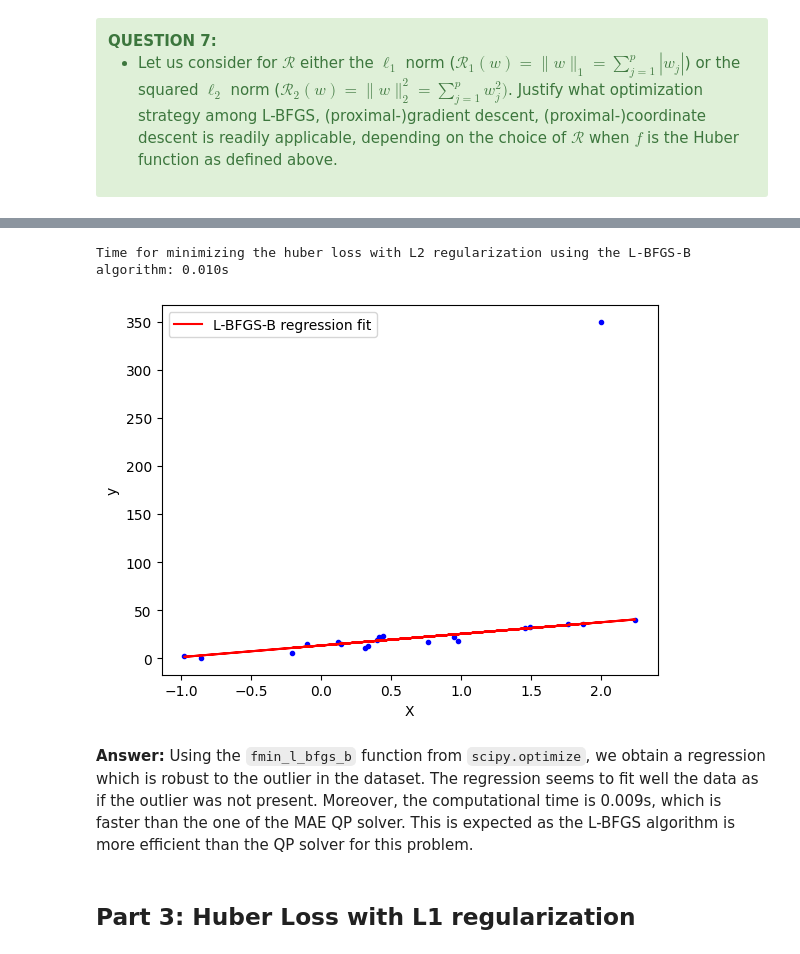
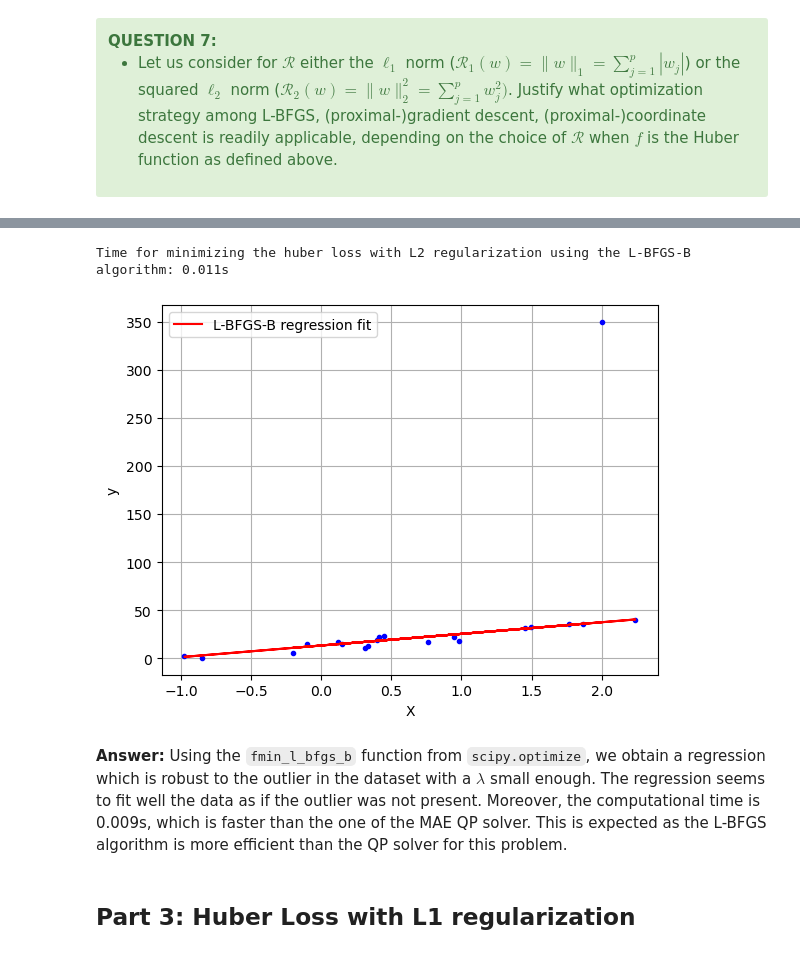
Before and after one commit to BryanBradfo/optimisation-algorithms, a Jupyter notebook: project/project_chen_bryan_and_devilder_alice.ipynb, the cells around one changed output, grey strips where cells are left out. Drawn from its saved outputs; the diff is of its cells as text; code cells hidden in the pictures.

```diff
--- a/project/project_chen_bryan_and_devilder_alice.ipynb
+++ b/project/project_chen_bryan_and_devilder_alice.ipynb
@@ -407,9 +407,6 @@ INSERT YOUR ANSWER HERE
 # %%
 def huber_grad(x, epsilon=epsilon):
-    if np.abs(x) < epsilon:
-        return 2 * x
-    else:
-        return 2 * epsilon * np.sign(x)
+    return np.where(np.abs(x) < epsilon, 2 * x, 2 * epsilon * np.sign(x))
 # %%
 from scipy.optimize import check_grad
 
@@ -486,44 +475,44 @@ lbda = 0.01
 def pobj_l2(params, X=X, y=y, lbda=lbda, epsilon=epsilon):
     w = params[1:]
     b = params[0]
     return np.mean(huber(y - np.dot(X, w) - b, epsilon=epsilon)) + lbda * norm(w, 2)**2
 
 def huber_grad_l2(params, X, y, lbda, epsilon):
     w = params[1:]
     b = params[0]
-    n_samples, n_features = X.shape
-    grad_w = np.zeros(n_features)
-    grad_b = 0
-    for i in range(n_samples):
-        grad_w += -X[i, :] * huber_grad(y[i] - np.dot(X[i, :], w) - b, epsilon=epsilon) + 2 * lbda * w
-        grad_b += -huber_grad(y[i] - np.dot(X[i, :], w) - b, epsilon=epsilon)
-    return np.concatenate([[grad_b/n_samples], grad_w/n_samples])
+    n_samples, _ = X.shape
+    residual = y - X@w - b
+    grad_w = - X.T @ huber_grad(residual, epsilon=epsilon) / n_samples + 2 * lbda * w
+    grad_b = - np.mean(huber_grad(residual, epsilon=epsilon))
+
+    return np.concatenate([[grad_b], grad_w])
 
 def huber_lbfgs_l2(X=X, y=y, lbda=lbda, epsilon=epsilon):
     n_samples, n_features = X.shape
     params, _, _ = fmin_l_bfgs_b(pobj_l2, x0=np.zeros(n_features + 1), fprime=huber_grad_l2, args=(X, y, lbda, epsilon))
     return params
 
 t0 = time.perf_counter()
 params = huber_lbfgs_l2(X, y, lbda, epsilon)
 b_hat = params[0]
 w_hat = params[1:]
 print(f"Time for minimizing the huber loss with L2 regularization using the L-BFGS-B algorithm: {time.perf_counter() - t0:.3f}s")
 
 x = X[:, 0]
 ypred_lbfgs_l2 = X.dot(w_hat)+b_hat
 
 plt.plot(x, y, 'b.')
 plt.plot(x, ypred_lbfgs_l2, 'r-', label="L-BFGS-B regression fit")
 plt.xlabel("X")
 plt.ylabel("y")
 plt.legend(loc=0)
+plt.grid()
 plt.show()
 # %% [output]
-Time for minimizing the huber loss with L2 regularization using the L-BFGS-B algorithm: 0.010s
+Time for minimizing the huber loss with L2 regularization using the L-BFGS-B algorithm: 0.011s
-[figure, old version]
+[figure, new version]
 # %% [markdown]
-**Answer:** Using the `fmin_l_bfgs_b` function from `scipy.optimize`, we obtain a regression which is robust to the outlier in the dataset. The regression seems to fit well the data as if the outlier was not present. Moreover, the computational time is 0.009s, which is faster than the one of the MAE QP solver. This is expected as the L-BFGS algorithm is more efficient than the QP solver for this problem.
+**Answer:** Using the `fmin_l_bfgs_b` function from `scipy.optimize`, we obtain a regression which is robust to the outlier in the dataset with a $\lambda$ small enough. The regression seems to fit well the data as if the outlier was not present. Moreover, the computational time is 0.009s, which is faster than the one of the MAE QP solver. This is expected as the L-BFGS algorithm is more efficient than the QP solver for this problem.
 # %% [markdown]
 ## Part 3: Huber Loss with L1 regularization
 # %% [markdown]
```
Also changed, not shown: parts of 40 cells of this notebook.
